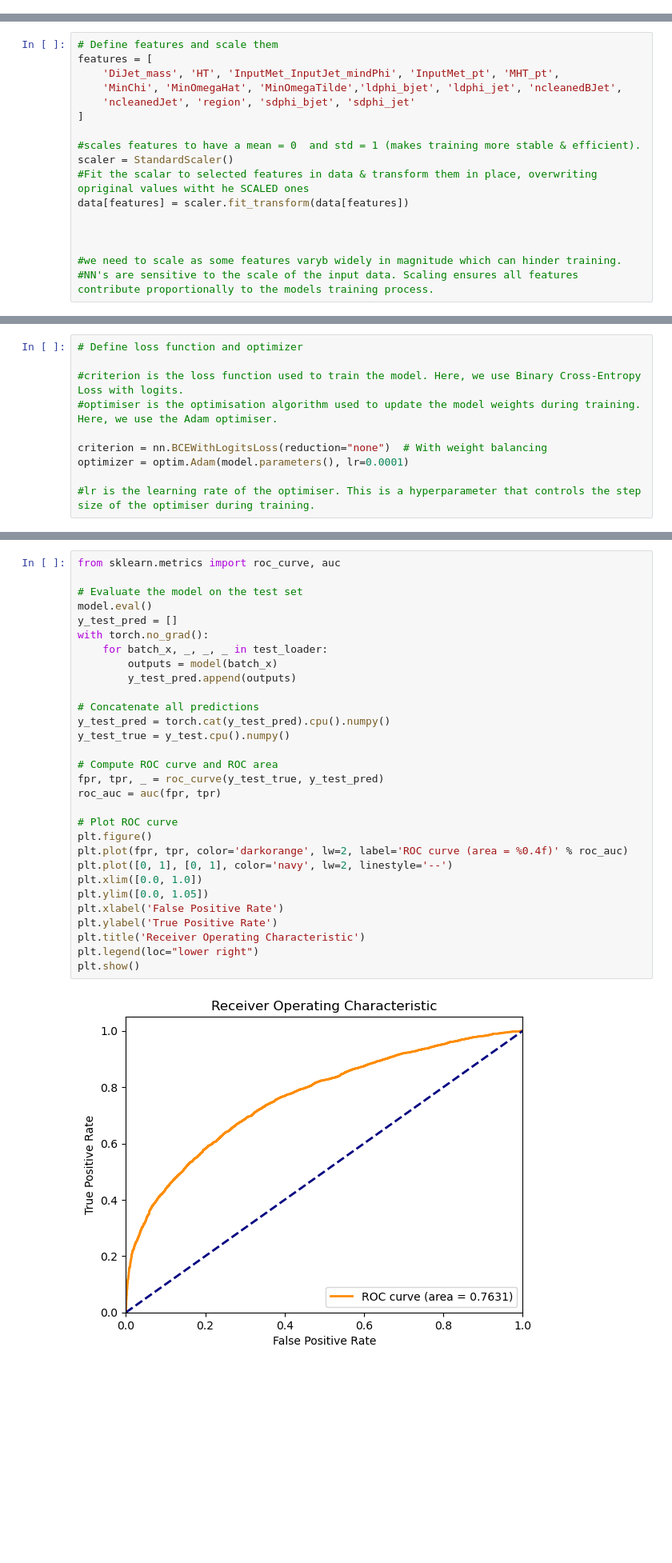
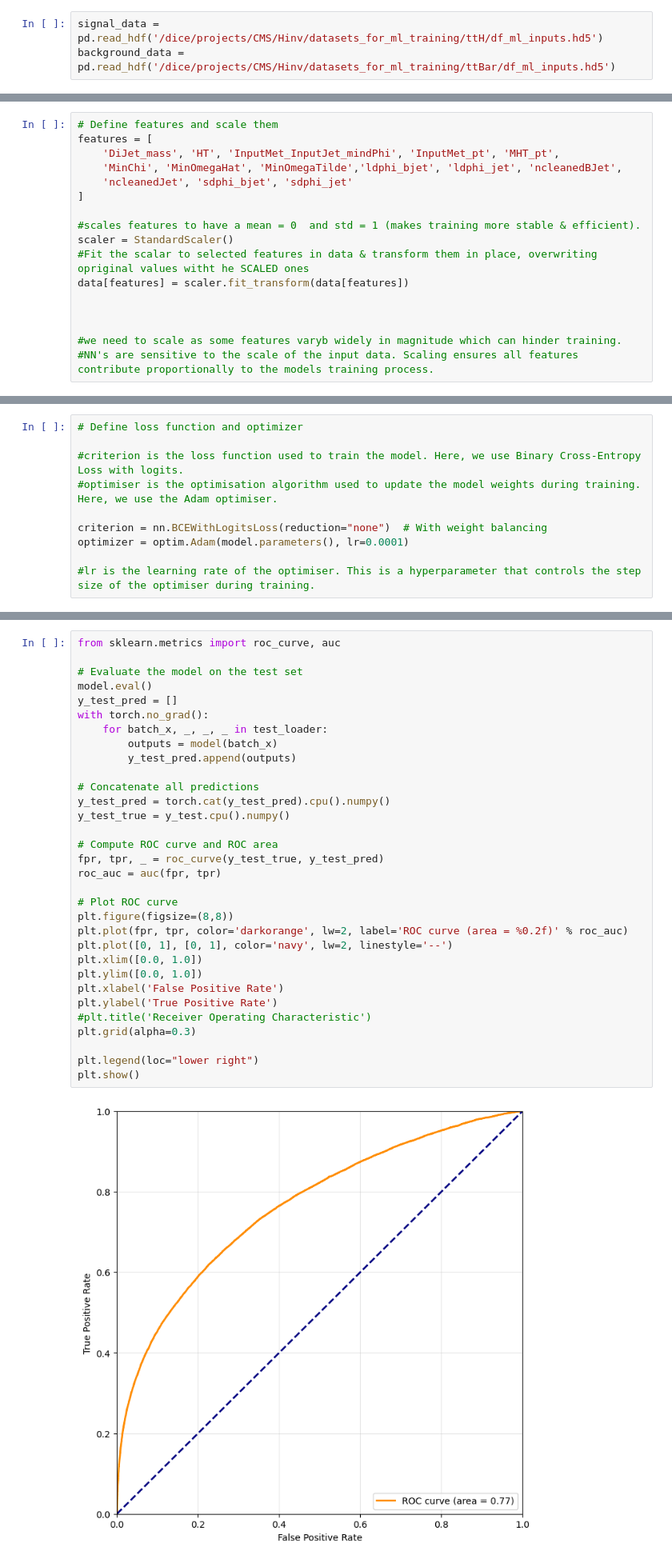
Before and after one commit to rabmc24/msci_project, a Jupyter notebook: MLP_new_data.ipynb, the cells around one changed output, grey strips where cells are left out. Shown at 80% size. Saved outputs shown, nothing was run; the diff lists cells and outputs as text; blank space fills up the shorter version.

```diff
--- a/MLP_new_data.ipynb
+++ b/MLP_new_data.ipynb
@@ -17,6 +17,9 @@ background_data_ttdilep = pd.read_parquet('/dice/projects/CMS/Hinv/ml_datasets_U
 
 
 background_data = pd.concat([background_data_ttsemilep, background_data_tthadronic, background_data_ttdilep])
+# %%
+signal_data = pd.read_hdf('/dice/projects/CMS/Hinv/datasets_for_ml_training/ttH/df_ml_inputs.hd5')
+background_data = pd.read_hdf('/dice/projects/CMS/Hinv/datasets_for_ml_training/ttBar/df_ml_inputs.hd5')
 # %%
 ## DATA PREPARATION
 
@@ -70,7 +73,7 @@ data = prep(signal_data, background_data)
 features = [
     'DiJet_mass', 'HT', 'InputMet_InputJet_mindPhi', 'InputMet_pt', 'MHT_pt',
     'MinChi', 'MinOmegaHat', 'MinOmegaTilde','ldphi_bjet', 'ldphi_jet', 'ncleanedBJet',
-    'ncleanedJet', 'region', 'sdphi_bjet', 'sdphi_jet'
+    'ncleanedJet', 'sdphi_bjet', 'sdphi_jet'
 ]
 
 #scales features to have a mean = 0  and std = 1 (makes training more stable & efficient).
@@ -274,32 +277,34 @@ plt.show()
 # %%
 from sklearn.metrics import roc_curve, auc
 
 # Evaluate the model on the test set
 model.eval()
 y_test_pred = []
 with torch.no_grad():
     for batch_x, _, _, _ in test_loader:
         outputs = model(batch_x)
         y_test_pred.append(outputs)
 
 # Concatenate all predictions
 y_test_pred = torch.cat(y_test_pred).cpu().numpy()
 y_test_true = y_test.cpu().numpy()
 
 # Compute ROC curve and ROC area
 fpr, tpr, _ = roc_curve(y_test_true, y_test_pred)
 roc_auc = auc(fpr, tpr)
 
 # Plot ROC curve
-plt.figure()
-plt.plot(fpr, tpr, color='darkorange', lw=2, label='ROC curve (area = %0.4f)' % roc_auc)
+plt.figure(figsize=(8,8))
+plt.plot(fpr, tpr, color='darkorange', lw=2, label='ROC curve (area = %0.2f)' % roc_auc)
 plt.plot([0, 1], [0, 1], color='navy', lw=2, linestyle='--')
 plt.xlim([0.0, 1.0])
-plt.ylim([0.0, 1.05])
+plt.ylim([0.0, 1.0])
 plt.xlabel('False Positive Rate')
 plt.ylabel('True Positive Rate')
-plt.title('Receiver Operating Characteristic')
+#plt.title('Receiver Operating Characteristic')
+plt.grid(alpha=0.3)
+
 plt.legend(loc="lower right")
 plt.show()
 # %% [output]
-[figure, old version]
+[figure, new version]
```
Also changed, not shown: parts of 18 cells of this notebook, 42 other files.
